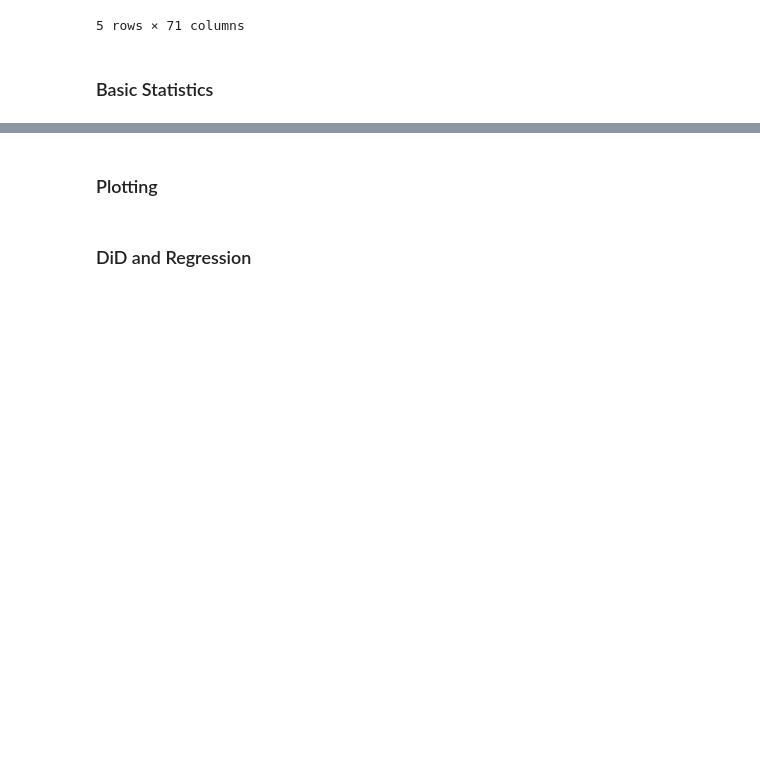
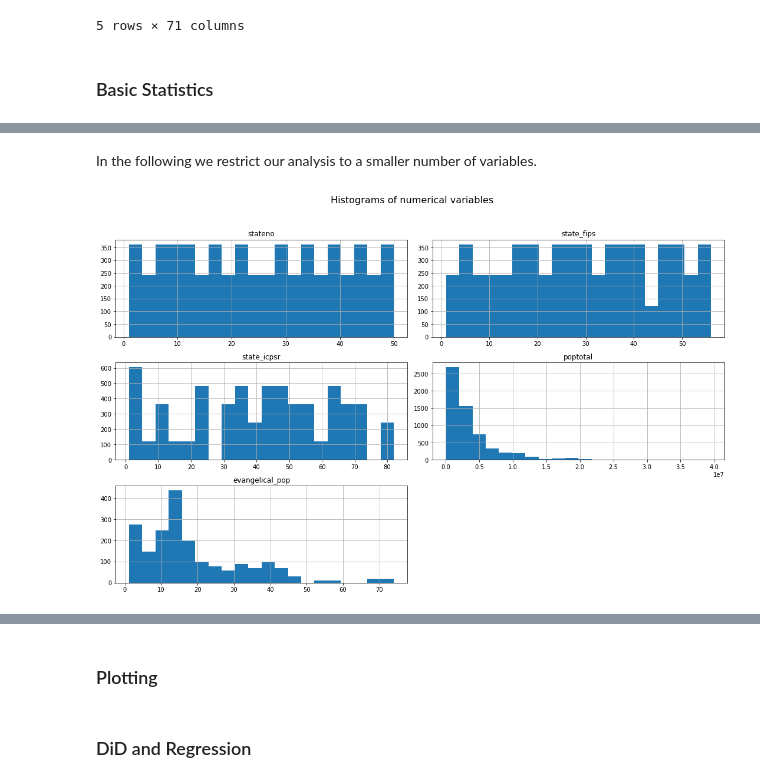
Before and after one commit to SaverioPCapra/metrics_theory_2_project, a Jupyter notebook: tutorial.ipynb, the cells around one changed output, grey strips where cells are left out. Saved outputs shown, nothing was run; the diff lists cells and outputs as text; code cells hidden in the pictures; blank space fills up the shorter version.

```diff
--- a/tutorial.ipynb
+++ b/tutorial.ipynb
@@ -314,0 +365,12 @@ df[(df["state"] == "Alaska")&(df["poptotal"]>532495)].head()
+# %% [markdown]
+In the following we restrict our analysis to a smaller number of variables.
+# %%
+# let us plot histograms for the first k numerical variables
+k=5
+numerical_columns = df.select_dtypes(include=[np.number]).columns[:k]
+df[numerical_columns].hist(bins=20,figsize=(15, 10))
+plt.suptitle("Histograms of numerical variables", fontsize=16)
+plt.tight_layout(rect=[0, 0.03, 1, 0.95])
+plt.show()
+# %% [output]
+[figure, added]
```
Also changed, not shown: parts of 8 cells of this notebook.
